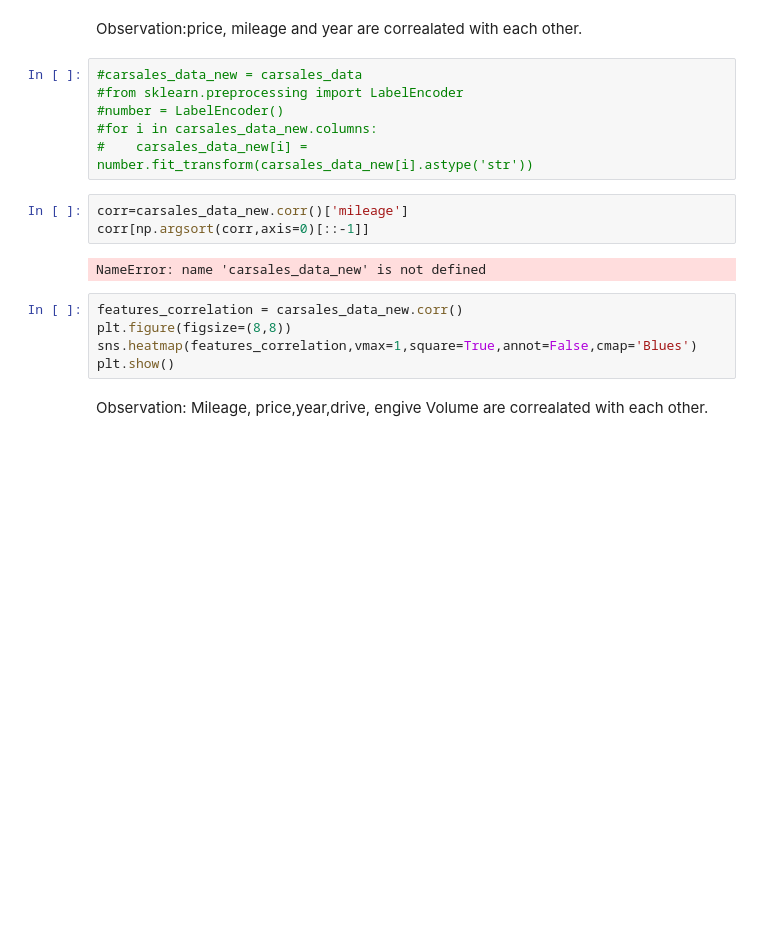
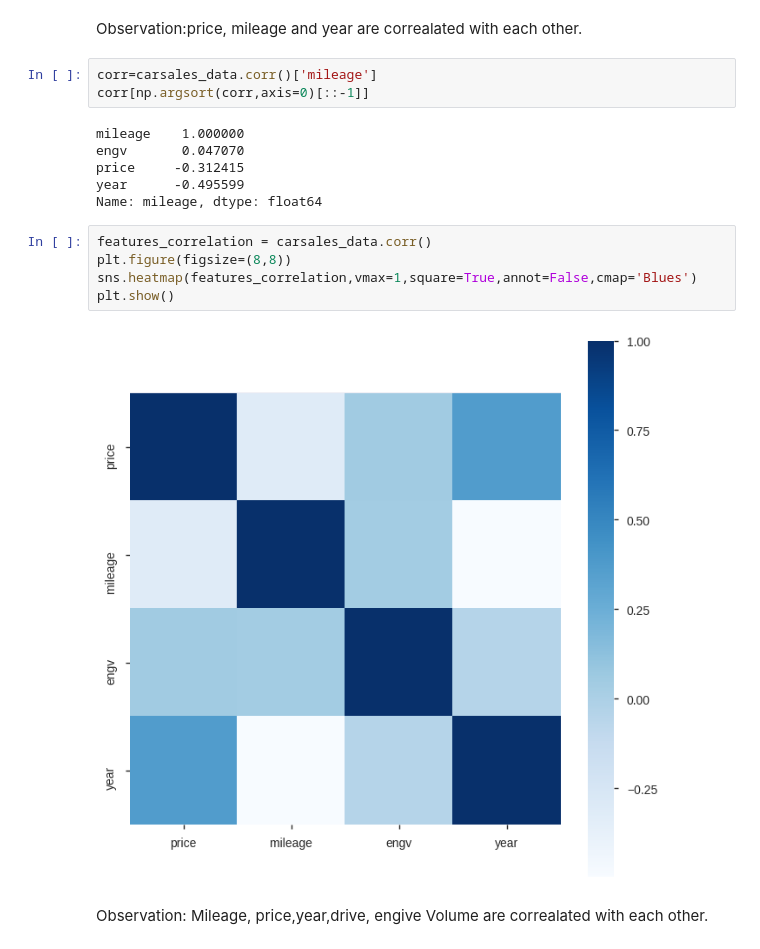
Before and after one commit to ravikumarsahu/EDA-CarSales, a Jupyter notebook: CarSales-EDAFinal.ipynb, the cells around one changed output. Saved outputs shown, nothing was run; the diff lists cells and outputs as text; blank space fills up the shorter version.

```diff
--- a/CarSales-EDAFinal.ipynb
+++ b/CarSales-EDAFinal.ipynb
@@ -542,22 +546,22 @@ sns.heatmap(corr, xticklabels=corr.columns, yticklabels=corr.columns, cmap=sns.d
 [figure]
 # %% [markdown]
 Observation:price, mileage and year are correalated with each other.
-# %%
-#carsales_data_new = carsales_data
-#from sklearn.preprocessing import LabelEncoder
-#number = LabelEncoder()
-#for i in carsales_data_new.columns:
-#    carsales_data_new[i] = number.fit_transform(carsales_data_new[i].astype('str'))
 # %%
-corr=carsales_data_new.corr()['mileage']
+corr=carsales_data.corr()['mileage']
 corr[np.argsort(corr,axis=0)[::-1]]
 # %% [output]
-NameError: name 'carsales_data_new' is not defined
+mileage    1.000000
+engv       0.047070
+price     -0.312415
+year      -0.495599
+Name: mileage, dtype: float64
 # %%
-features_correlation = carsales_data_new.corr()
+features_correlation = carsales_data.corr()
 plt.figure(figsize=(8,8))
 sns.heatmap(features_correlation,vmax=1,square=True,annot=False,cmap='Blues')
 plt.show()
+# %% [output]
+[figure, added]
 # %% [markdown]
 Observation: Mileage, price,year,drive, engive Volume are correalated with each other.
 # %%
```
Also changed, not shown: parts of 6 cells of this notebook, 3 other files.
